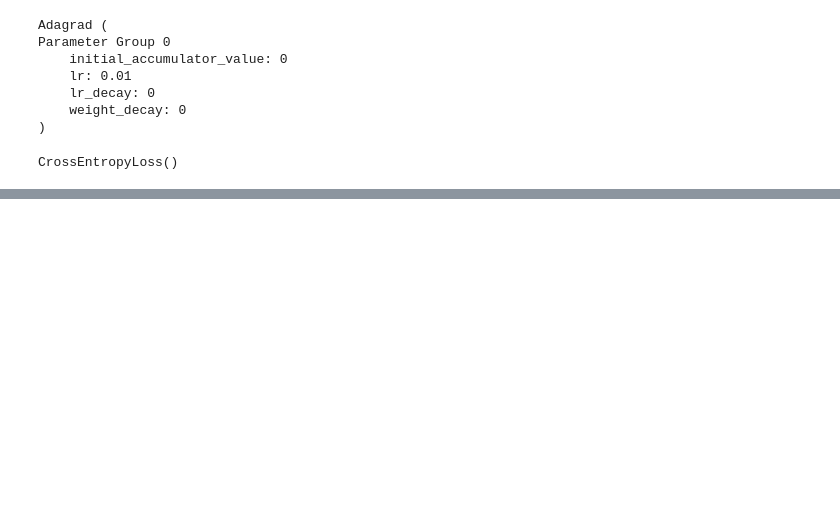
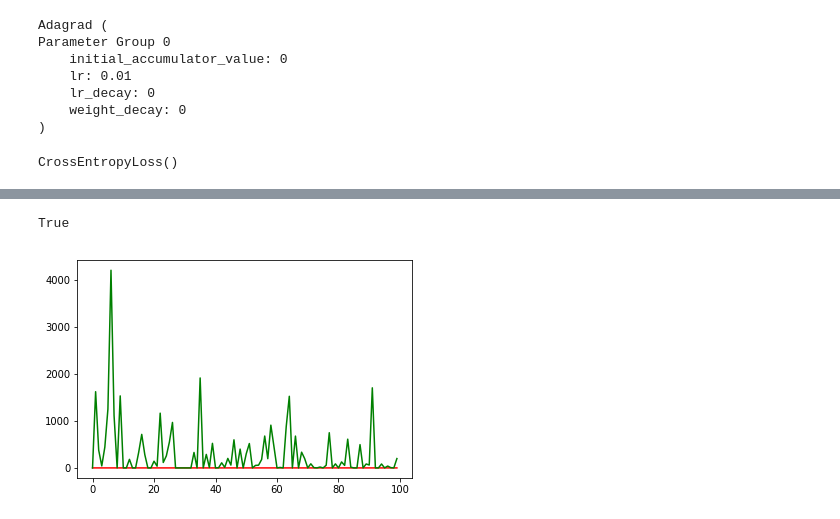
Before and after one commit to mistertandon/ud-10-deep-learning-v2-pytorch, a Jupyter notebook: weight-initialization/weight_initialization_exercise_self.ipynb, the cells around one changed output, grey strips where cells are left out. Drawn from its saved outputs; the diff is of its cells as text; code cells hidden in the pictures; blank space fills up the shorter version.

```diff
--- a/weight-initialization/weight_initialization_exercise_self.ipynb
+++ b/weight-initialization/weight_initialization_exercise_self.ipynb
@@ -304,0 +391,28 @@ for index in range(batch_size):
+# %%
+def compare_init_weights(model_list,
+                         train_loader,
+                         test_loader,
+                         batch_size,
+                         epochs,
+                         gpu_device,
+                         cpu_device,
+                         plot_n_batches = 100):
+
+    colors = ['r', 'g', 'b', 'c', 'y', 'k']
+    label_acc = []
+    label_loss = []
+
+    for idx, (model, label) in enumerate(model_list):
+        loss, acc = _get_loss_acc(model,
+                                             train_loader,
+                                             test_loader,
+                                             batch_size,
+                                             epochs,
+                                             gpu_device,
+                                             cpu_device)
+
+        plt.plot(loss[:plot_n_batches], colors[idx], label = label)
+        label_acc.append((label, acc))
+        label_loss.append((label, loss[-1]))
+
+    return True
@@ -304,0 +437,4 @@ for index in range(batch_size):
+# %%
+model_list = [(model_0, 'Model with Zero Weight'),
+             (model_1, 'Model with ones Weight')]
+model_list
@@ -304,0 +451,5 @@ for index in range(batch_size):
+# %%
+compare_init_weights(model_list, train_loader, test_loader, batch_size, 1, gpu_device, cpu_device)
+# %% [output]
+True
+[figure, added]
```
Also changed, not shown: parts of 19 cells of this notebook, 3 other files.
